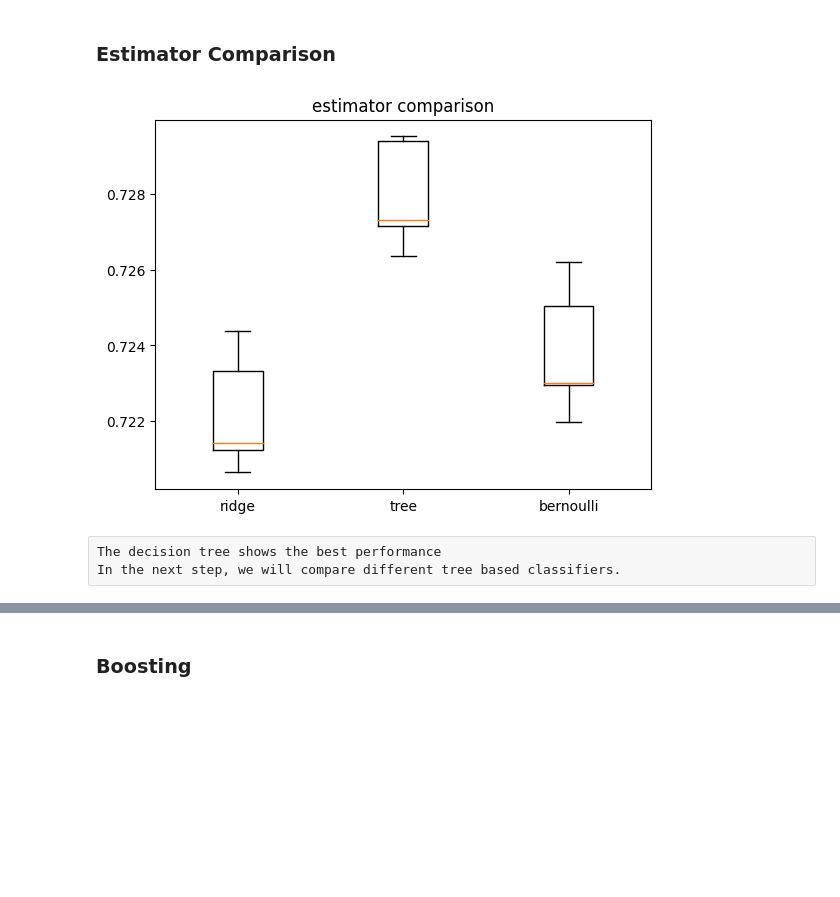
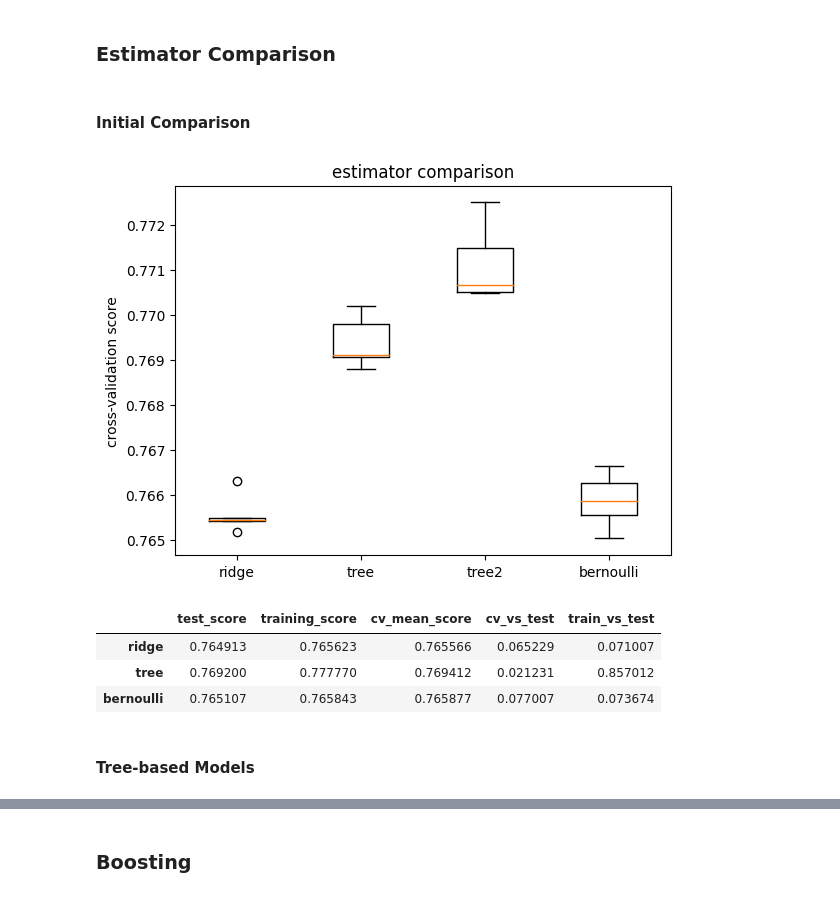
Before and after one commit to schmly/UCDPA_hlaing, a Jupyter notebook: data/ny_motor_vehicle_collisions.ipynb, the cells around one changed output, grey strips where cells are left out. Saved outputs shown, nothing was run; the diff lists cells and outputs as text; code cells hidden in the pictures; blank space fills up the shorter version.

```diff
--- a/data/ny_motor_vehicle_collisions.ipynb
+++ b/data/ny_motor_vehicle_collisions.ipynb
@@ -58,10 +58,9 @@ def read_api_2(api, size, n_chunks):
 # %%
 # set input parameters
 api = "https://data.cityofnewyork.us/resource/h9gi-nx95.json"
-n = 300e3
-n_chunks = 3
-# limit = 1000
-seed = 42
+n = 600e3
+n_chunks = 6
+seed = 8
 # %% [markdown]
 ### read data
 # %%
@@ -197,7 +196,7 @@ This will be an important benchmark for machine learning algorithms - they shoul
 # the dataset has 5 columns to cover up to 5 vehicles involved in a collision
 # format data to cover 5 vehicles in one column
 data_long = pd.wide_to_long(
-    data_raw_3,
+    data_raw_2,
     stubnames=["vehicle_type_code_", "contributing_factor_vehicle_"],
     i="collision_id",
     j="vehicle_no",
@@ -411,7 +410,7 @@ dummies.head()
 # %%
 # after creating dummies, it is useful to create a copy of
 # the data with the source columns for the dummies removed
-data_raw_4 = data_raw_3.drop(
+data_raw_4 = data_raw_2.drop(
     columns=[
         "vehicle_type_code_1",
         "vehicle_type_code_2",
@@ -443,6 +442,8 @@ y = collisions["number_of_persons_injured"]
 X_train, X_test, y_train, y_test = train_test_split(X, y, test_size=1/4)
 # %% [markdown]
 ### Estimator Comparison
+# %% [markdown]
+#### Initial Comparison
 # %%
 # import models
 from sklearn.linear_model import RidgeClassifier
@@ -454,18 +455,17 @@ from sklearn.ensemble import BaggingClassifier
 
 models_initial = {
     "ridge": RidgeClassifier(),
-    "tree": DecisionTreeClassifier(random_state=42),
+    "tree": DecisionTreeClassifier(random_state=seed),
+    "tree2": DecisionTreeClassifier(random_state=seed, min_samples_leaf=10),
     'bernoulli': BernoulliNB(binarize=None)
 }
 
-kf = KFold(random_state=12, shuffle=True)
-scores_initial = [cross_val_score(clf, X_train, y_train, cv=kf) for clf in models_initial.values()]
+kf = KFold(random_state=seed, shuffle=True)
+cross_scores_initial = [cross_val_score(clf, X_train, y_train, cv=kf) for clf in models_initial.values()]
 # %%
-plt.boxplot(scores, labels=models_initial.keys())
+plt.boxplot(cross_scores_initial, labels=models_initial.keys())
 plt.title("estimator comparison")
+plt.ylabel("cross-validation score")
 plt.show()
 # %% [output]
-[figure, old version]
+[figure, new version]
-# %% [raw]
-The decision tree shows the best performance
-In the next step, we will compare different tree based classifiers.
@@ -471,0 +482,16 @@ In the next step, we will compare different tree based classifiers.
+# %%
+# build dataframe to compare cross-validation and test scores
+df_scores_initial = pd.DataFrame([scores_initial, scores_initial_train, np_cross_scores_initial.mean(axis=1)]).transpose()
+df_scores_initial.columns = ["test_score", "training_score", "cv_mean_score"]
+df_scores_initial.index = models_initial.keys()
+df_scores_initial["cv_vs_test"] = (df_scores_initial["cv_mean_score"] - df_scores_initial["test_score"]) * 100
+df_scores_initial["train_vs_test"] = (df_scores_initial["training_score"] - df_scores_initial["test_score"]) * 100
+df_scores_initial.to_csv("output/scores_initial.csv")
+df_scores_initial
+# %% [output]
+|  | test_score | training_score | cv_mean_score | cv_vs_test | train_vs_test |
+| ridge | 0.764913 | 0.765623 | 0.765566 | 0.065229 | 0.071007 |
+| tree | 0.769200 | 0.777770 | 0.769412 | 0.021231 | 0.857012 |
+| bernoulli | 0.765107 | 0.765843 | 0.765877 | 0.077007 | 0.073674 |
+# %% [markdown]
+#### Tree-based Models
```
Also changed, not shown: parts of 42 cells of this notebook, 1 other file.
